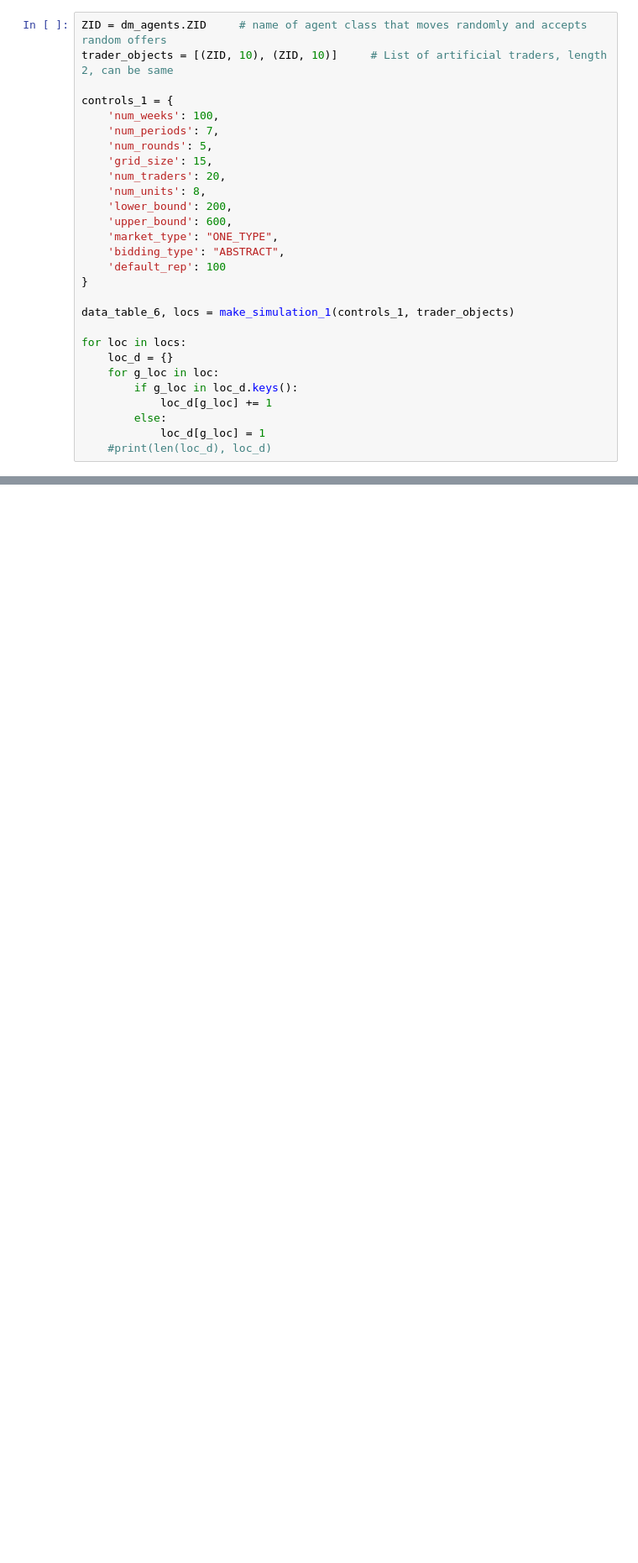
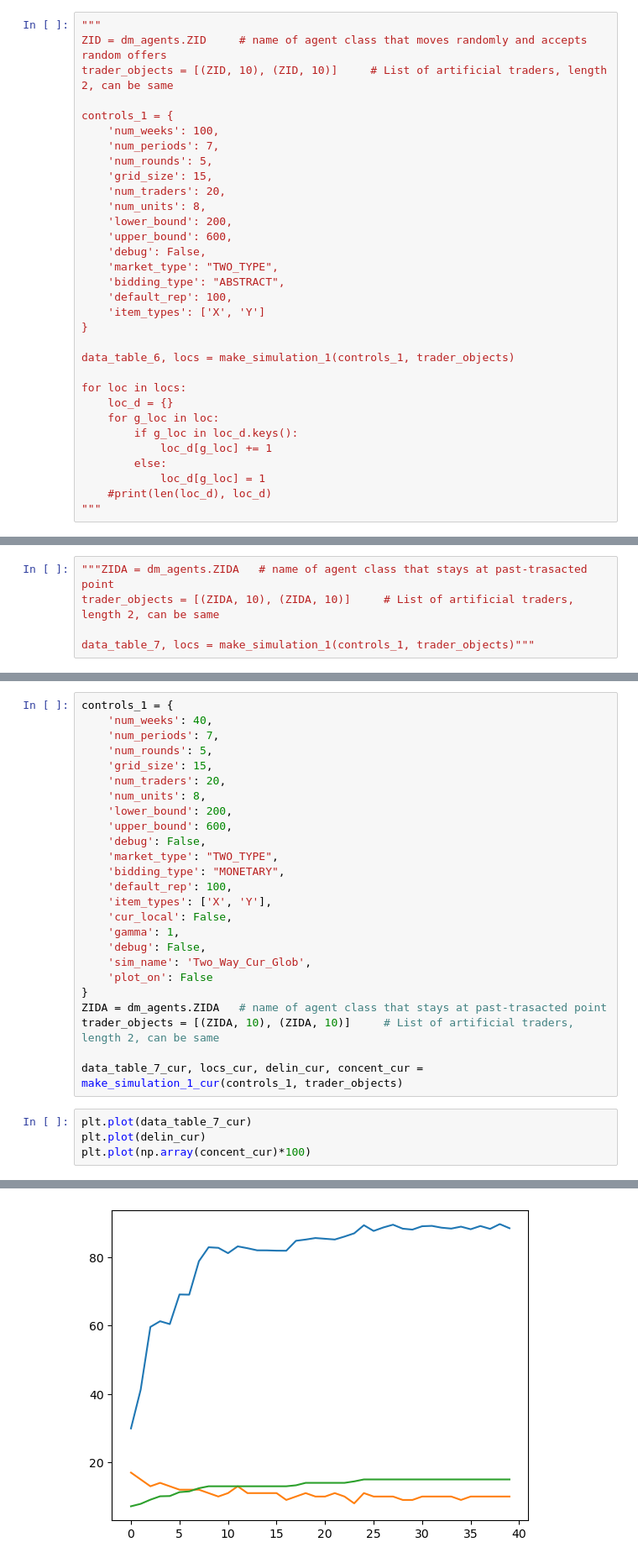
Before and after one commit to Kmccabe/dm_markets, a Jupyter notebook: modules_v3/notebooks/quicktester.ipynb, the cells around one changed output, grey strips where cells are left out. Shown at 84% size. Cells and saved outputs as stored; diff of their text form; blank space fills up the shorter version.

```diff
--- a/modules_v3/notebooks/quicktester.ipynb
+++ b/modules_v3/notebooks/quicktester.ipynb
@@ -385,4 +335,5 @@ plt.show()
 # %%
+"""
 ZID = dm_agents.ZID     # name of agent class that moves randomly and accepts random offers
 trader_objects = [(ZID, 10), (ZID, 10)]     # List of artificial traders, length 2, can be same
 
@@ -395,9 +346,11 @@ controls_1 = {
     'num_units': 8,
     'lower_bound': 200,
     'upper_bound': 600,
-    'market_type': "ONE_TYPE",
+    'debug': False,
+    'market_type': "TWO_TYPE",
     'bidding_type': "ABSTRACT",
-    'default_rep': 100
+    'default_rep': 100,
+    'item_types': ['X', 'Y']
 }
 
 data_table_6, locs = make_simulation_1(controls_1, trader_objects)
@@ -410,3 +363,4 @@ for loc in locs:
         else:
             loc_d[g_loc] = 1
     #print(len(loc_d), loc_d)
+"""
@@ -412,0 +369,5 @@ for loc in locs:
+# %%
+"""ZIDA = dm_agents.ZIDA   # name of agent class that stays at past-trasacted point
+trader_objects = [(ZIDA, 10), (ZIDA, 10)]     # List of artificial traders, length 2, can be same
+
+data_table_7, locs = make_simulation_1(controls_1, trader_objects)"""
@@ -412,0 +494,30 @@ for loc in locs:
+# %%
+controls_1 = {
+    'num_weeks': 40,
+    'num_periods': 7,
+    'num_rounds': 5,
+    'grid_size': 15,
+    'num_traders': 20,
+    'num_units': 8,
+    'lower_bound': 200,
+    'upper_bound': 600,
+    'debug': False,
+    'market_type': "TWO_TYPE",
+    'bidding_type': "MONETARY",
+    'default_rep': 100,
+    'item_types': ['X', 'Y'],
+    'cur_local': False,
+    'gamma': 1,
+    'debug': False,
+    'sim_name': 'Two_Way_Cur_Glob',
+    'plot_on': False
+}
+ZIDA = dm_agents.ZIDA   # name of agent class that stays at past-trasacted point
+trader_objects = [(ZIDA, 10), (ZIDA, 10)]     # List of artificial traders, length 2, can be same
+
+data_table_7_cur, locs_cur, delin_cur, concent_cur = make_simulation_1_cur(controls_1, trader_objects)
+# %%
+plt.plot(data_table_7_cur)
+plt.plot(delin_cur)
+plt.plot(np.array(concent_cur)*100)
+# %% [output]
@@ -412,0 +525 @@ for loc in locs:
+[figure, added]
```
Also changed, not shown: parts of 24 cells of this notebook, 8 other files.
